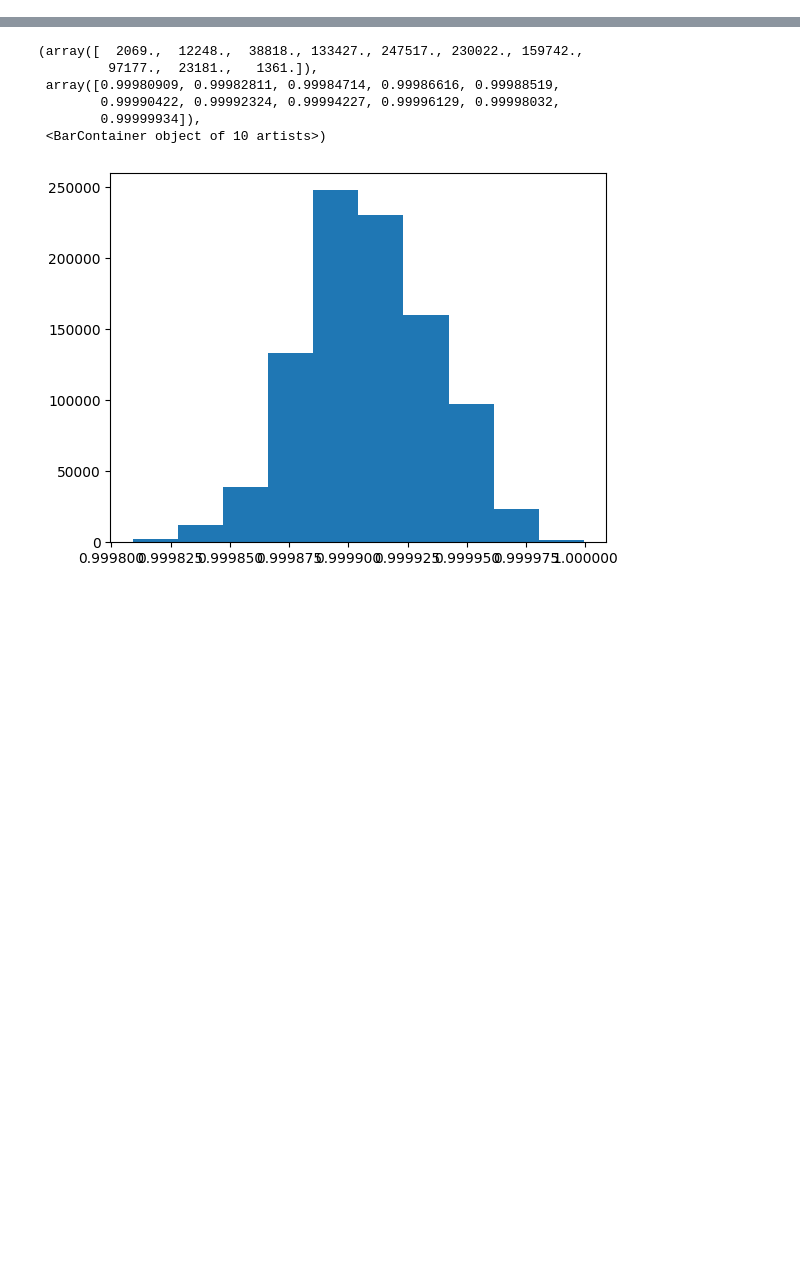
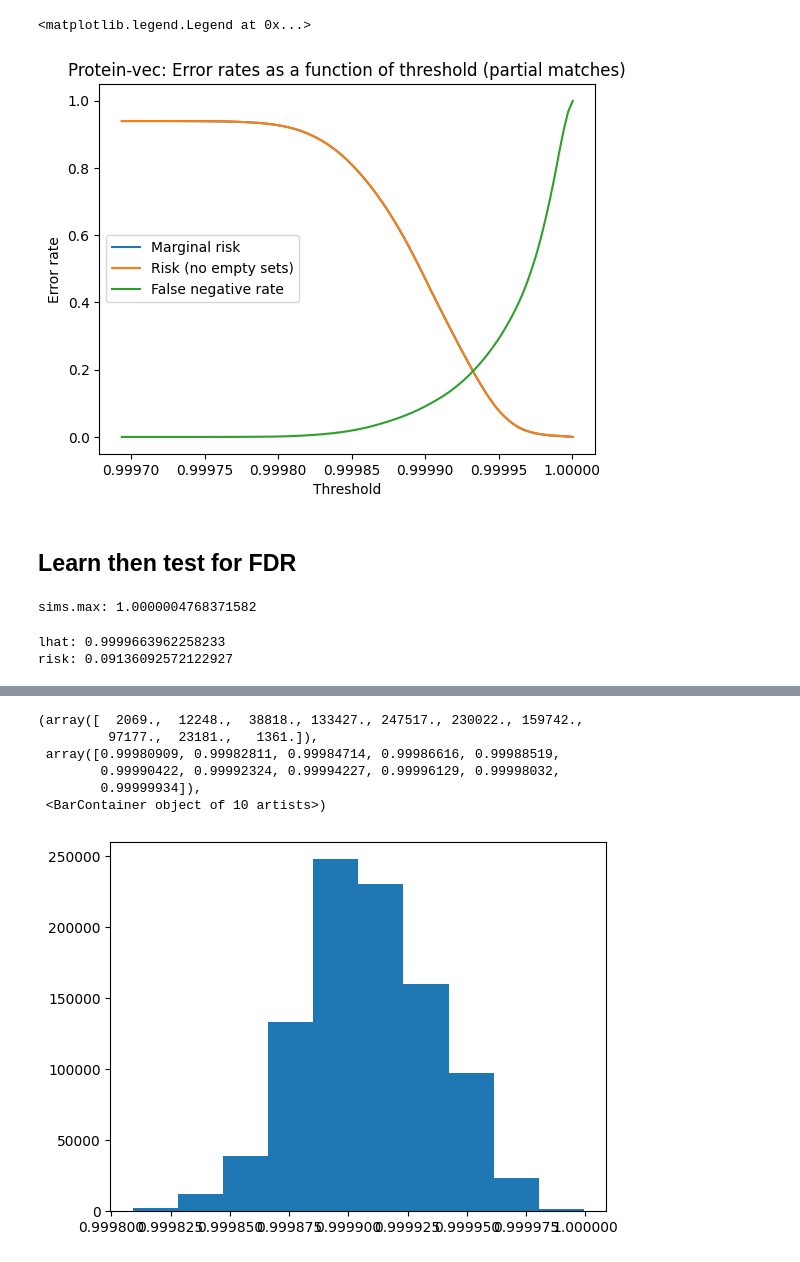
Before and after one commit to ronboger/conformal-protein-retrieval, a Jupyter notebook: pfam/analyze_protein_vec_results.ipynb, the cells around one changed output, grey strips where cells are left out. Saved outputs shown, nothing was run; the diff lists cells and outputs as text; code cells hidden in the pictures; blank space fills up the shorter version.

```diff
--- a/pfam/analyze_protein_vec_results.ipynb
+++ b/pfam/analyze_protein_vec_results.ipynb
@@ -20,0 +60,34 @@ len(data)
+# %%
+# Plot FDR as a function of lambda
+sims, labels_partial = get_sims_labels(data, partial=True)
+# labels_partial = np.stack([(np.sum(query['partial'], axis=1) >= 1) if len(np.array(query['partial']).shape) > 1 else query['partial'] for query in data], axis=0)
+# sims = np.stack([query['S_i'] for query in data], axis=0)
+lambdas = np.linspace(sims.min(),sims.max(),100)
+risks = [risk(sims, labels_partial, lam) for lam in lambdas]
+risks_no_empties = [risk_no_empties(sims, labels_partial, lam) for lam in lambdas]
+# no_empties: as we increase lambda, the number of empty sets increases. We filter out the empty sets and calculate the risk.
+fnr = [calculate_false_negatives(sims, labels_partial, lam) for lam in lambdas]
+# %%
+# Plot FDR + FNR as a function of lambda
+plt.plot(lambdas, risks, label='Marginal risk')
+plt.plot(lambdas, risks_no_empties, label='Risk (no empty sets)')
+# plt.plot(lambdas, percentage_of_discoveries_rsk, label='Percentage of discoveries')
+plt.plot(lambdas, fnr, label='False negative rate')
+plt.xlabel('Threshold')
+plt.ylabel('Error rate')
+plt.title('Protein-vec: Error rates as a function of threshold (partial matches)')
+plt.legend()
+# %% [output]
+<matplotlib.legend.Legend at 0x...>
+[figure, added]
+# %% [markdown]
+## Learn then test for FDR
+# %%
+alpha = 0.1
+# TODO; /data/ron/protein-conformal/protein_conformal/util.py:79: RuntimeWarning: divide by zero encountered in double_scalars
+# z = (r_hat - alpha) / (std_hat / np.sqrt(n))
+lhat = get_thresh_FDR(labels, sims, alpha, delta=0.5, N=100)
+# %% [output]
+sims.max: 1.0000004768371582
+lhat: 0.9999663962258233
+risk: 0.09136092572122927
```
Also changed, not shown: parts of 36 cells of this notebook, 2 other files.
